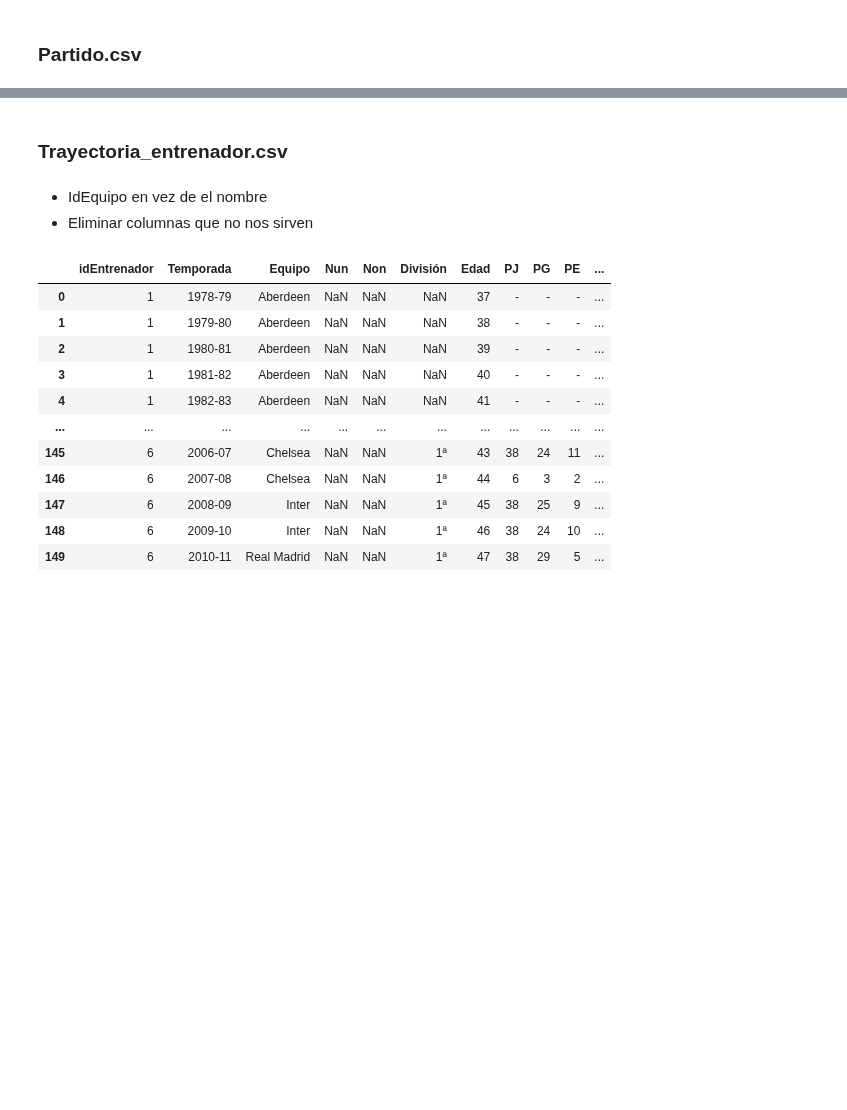
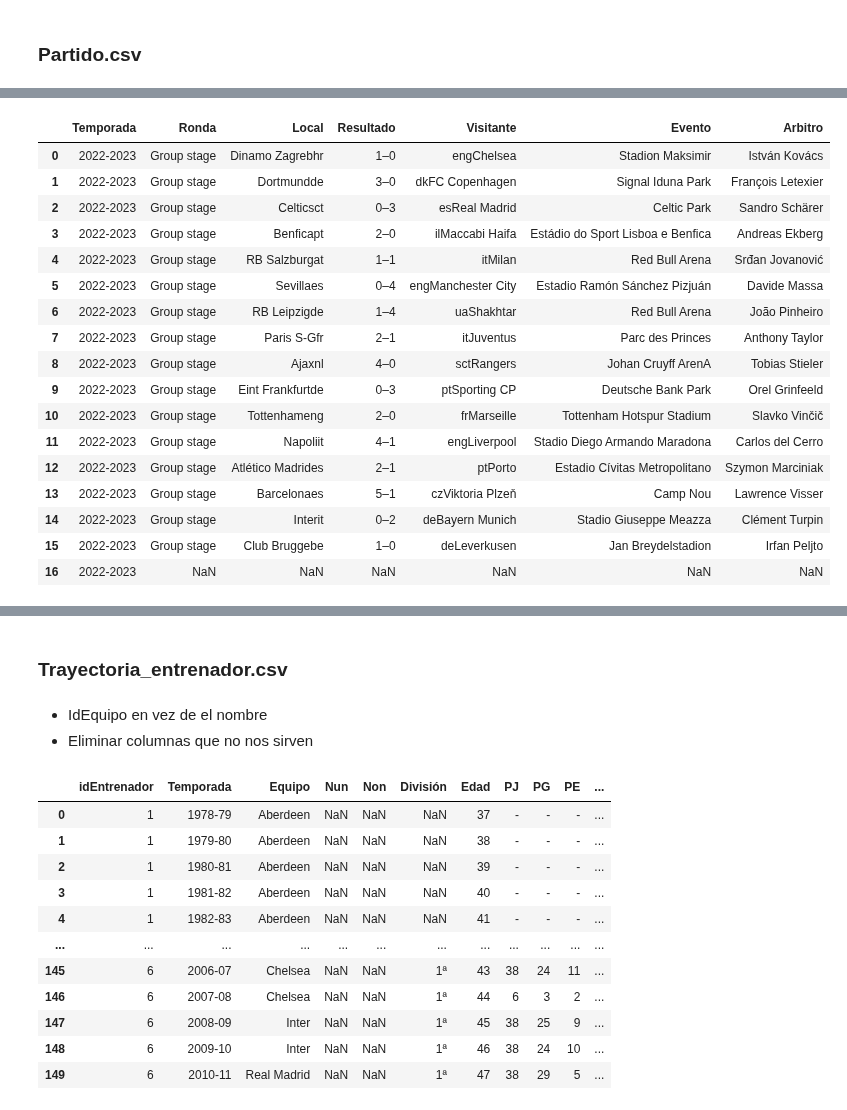
Before and after one commit to crltsnch/Champions_23-24, a Jupyter notebook: preparacion.ipynb, the cells around one changed output, grey strips where cells are left out. Drawn from its saved outputs; the diff is of its cells as text; code cells hidden in the pictures; blank space fills up the shorter version.

```diff
--- a/preparacion.ipynb
+++ b/preparacion.ipynb
@@ -85,0 +140,24 @@ df3.head(260)
+# %%
+#Columnas que no necesito
+columnas_a_eliminar = ['Wk', 'Dia', 'Fecha', 'Hora', 'Reporte', 'Notas', 'Público']
+df3 = df3.drop(columns=columnas_a_eliminar)
+df3.head(17)
+# %% [output]
+|  | Temporada | Ronda | Local | Resultado | Visitante | Evento | Arbitro |
+| 0 | 2022-2023 | Group stage | Dinamo Zagrebhr | 1–0 | engChelsea | Stadion Maksimir | István Kovács |
+| 1 | 2022-2023 | Group stage | Dortmundde | 3–0 | dkFC Copenhagen | Signal Iduna Park | François Letexier |
+| 2 | 2022-2023 | Group stage | Celticsct | 0–3 | esReal Madrid | Celtic Park | Sandro Schärer |
+| 3 | 2022-2023 | Group stage | Benficapt | 2–0 | ilMaccabi Haifa | Estádio do Sport Lisboa e Benfica | Andreas Ekberg |
+| 4 | 2022-2023 | Group stage | RB Salzburgat | 1–1 | itMilan | Red Bull Arena | Srđan Jovanović |
+| 5 | 2022-2023 | Group stage | Sevillaes | 0–4 | engManchester City | Estadio Ramón Sánchez Pizjuán | Davide Massa |
+| 6 | 2022-2023 | Group stage | RB Leipzigde | 1–4 | uaShakhtar | Red Bull Arena | João Pinheiro |
+| 7 | 2022-2023 | Group stage | Paris S-Gfr | 2–1 | itJuventus | Parc des Princes | Anthony Taylor |
+| 8 | 2022-2023 | Group stage | Ajaxnl | 4–0 | sctRangers | Johan Cruyff ArenA | Tobias Stieler |
+| 9 | 2022-2023 | Group stage | Eint Frankfurtde | 0–3 | ptSporting CP | Deutsche Bank Park | Orel Grinfeeld |
+| 10 | 2022-2023 | Group stage | Tottenhameng | 2–0 | frMarseille | Tottenham Hotspur Stadium | Slavko Vinčič |
+| 11 | 2022-2023 | Group stage | Napoliit | 4–1 | engLiverpool | Stadio Diego Armando Maradona | Carlos del Cerro |
+| 12 | 2022-2023 | Group stage | Atlético Madrides | 2–1 | ptPorto | Estadio Cívitas Metropolitano | Szymon Marciniak |
+| 13 | 2022-2023 | Group stage | Barcelonaes | 5–1 | czViktoria Plzeň | Camp Nou | Lawrence Visser |
+| 14 | 2022-2023 | Group stage | Interit | 0–2 | deBayern Munich | Stadio Giuseppe Meazza | Clément Turpin |
+| 15 | 2022-2023 | Group stage | Club Bruggebe | 1–0 | deLeverkusen | Jan Breydelstadion | Irfan Peljto |
+| 16 | 2022-2023 | NaN | NaN | NaN | NaN | NaN | NaN |
```
Also changed, not shown: parts of 6 cells of this notebook.
